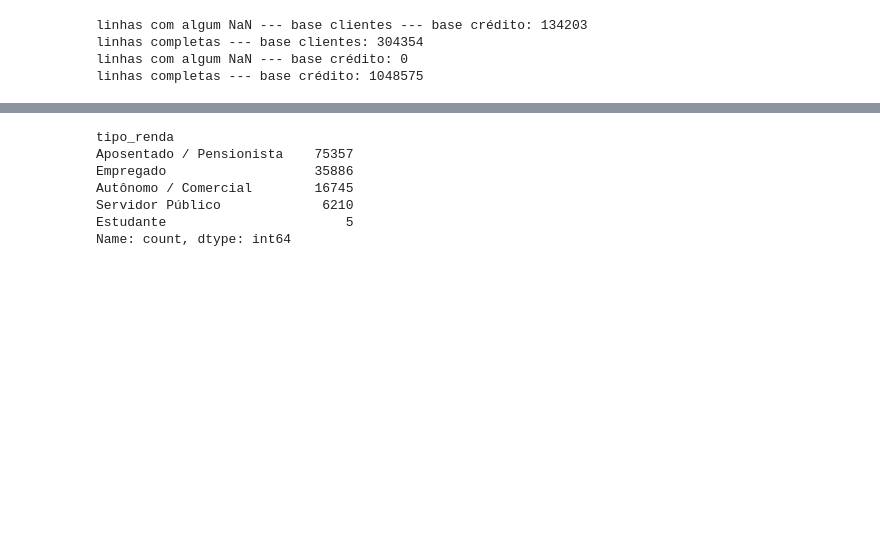
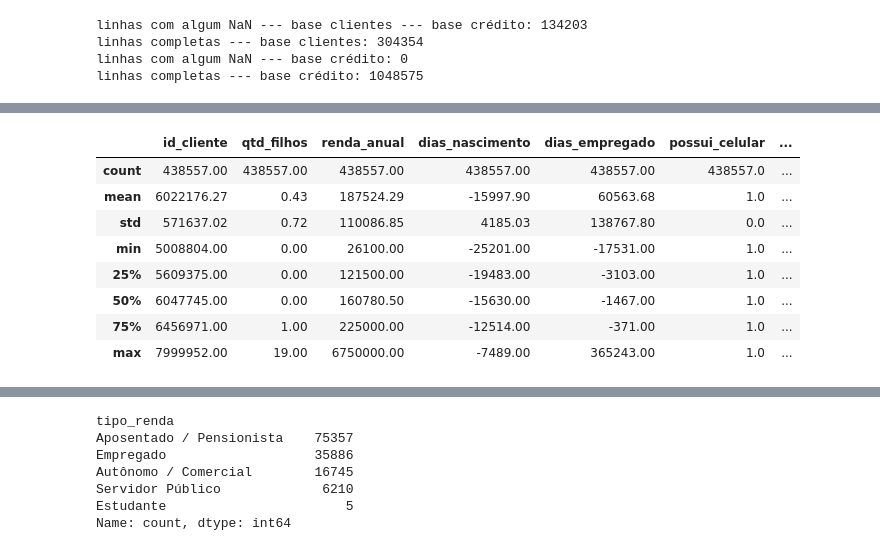
Before and after one commit to edu-roquette/projeto-eda, a Jupyter notebook: notebooks/analise.ipynb, the cells around one changed output, grey strips where cells are left out. Cells and saved outputs as stored; diff of their text form; code cells hidden in the pictures; blank space fills up the shorter version.

Commit message:
Incluído o dsecribe e o tratamento de outliers da coluna renda anual

```diff
--- a/notebooks/analise.ipynb
+++ b/notebooks/analise.ipynb
@@ -281,0 +290,14 @@ print(df_clientes['escolaridade'].unique())
+# %%
+#FAZENDO DESCRIBE DO df_clientes PARA VERIFICAR AS ESTATÍSTICAS DESCRITIVAS
+
+df_clientes.describe().round(2)
+# %% [output]
+|  | id_cliente | qtd_filhos | renda_anual | dias_nascimento | dias_empregado | possui_celular | ... |
+| count | 438557.00 | 438557.00 | 438557.00 | 438557.00 | 438557.00 | 438557.0 | ... |
+| mean | 6022176.27 | 0.43 | 187524.29 | -15997.90 | 60563.68 | 1.0 | ... |
+| std | 571637.02 | 0.72 | 110086.85 | 4185.03 | 138767.80 | 0.0 | ... |
+| min | 5008804.00 | 0.00 | 26100.00 | -25201.00 | -17531.00 | 1.0 | ... |
+| 25% | 5609375.00 | 0.00 | 121500.00 | -19483.00 | -3103.00 | 1.0 | ... |
+| 50% | 6047745.00 | 0.00 | 160780.50 | -15630.00 | -1467.00 | 1.0 | ... |
+| 75% | 6456971.00 | 1.00 | 225000.00 | -12514.00 | -371.00 | 1.0 | ... |
+| max | 7999952.00 | 19.00 | 6750000.00 | -7489.00 | 365243.00 | 1.0 | ... |
```
Also changed, not shown: parts of 16 cells of this notebook.
